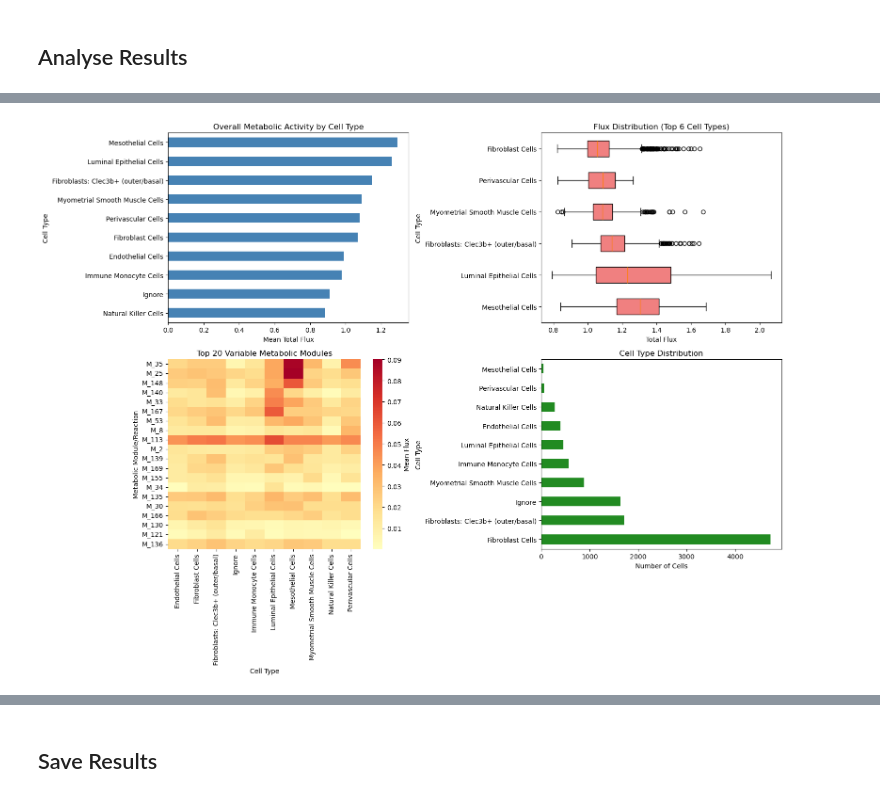
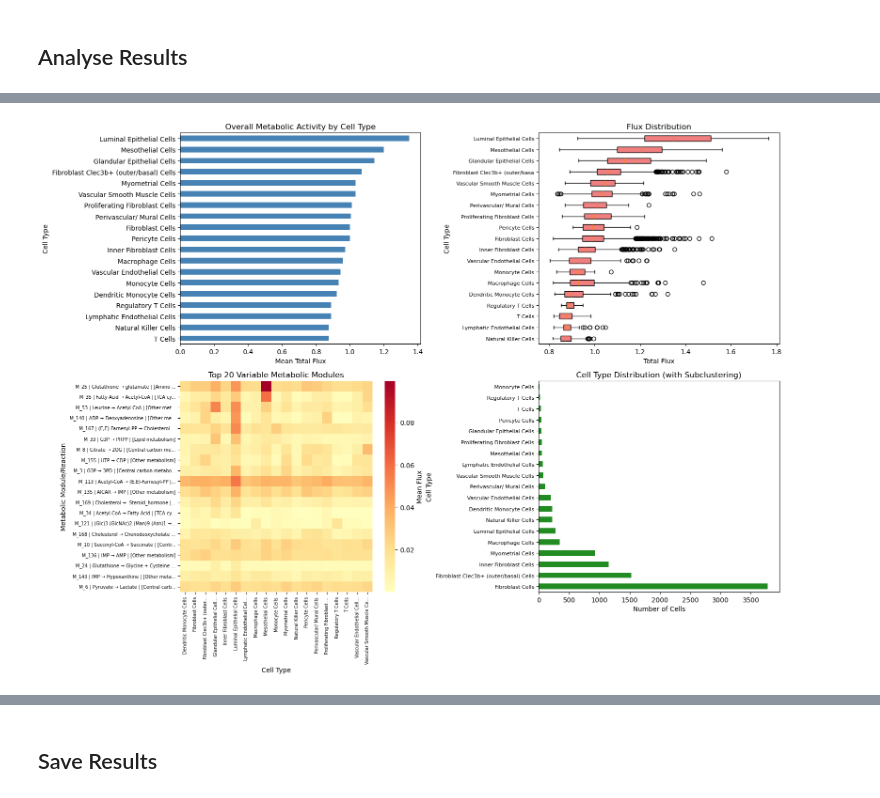
Before and after one commit to gthornes/FLUXestimatorGT, a Jupyter notebook: notebooks/03_flux_estimation.ipynb, the cells around one changed output, grey strips where cells are left out. Drawn from its saved outputs; the diff is of its cells as text; code cells hidden in the pictures.

Commit message:
subclustering and documentation cahnges

```diff
--- a/notebooks/03_flux_estimation.ipynb
+++ b/notebooks/03_flux_estimation.ipynb
@@ -277,7 +287,7 @@ pip install python-magic-bin
 # scFEA outputs flux predictions for each cell
 
 # Check if scFEA results exist - scFEA uses timestamped filenames
-flux_files = list(scfea_dir.glob('*module168*.csv'))
+flux_files = list(scfea_dir.glob('*annotated*.csv'))
 
 if flux_files:
     flux_file = flux_files[0]  # Use the most recent one
@@ -387,49 +402,59 @@ Natural Killer Cells                0.885   0.878  0.055
 # %%
 # Visualize scFEA results
-if flux_files:
-    fig, axes = plt.subplots(2, 2, figsize=(16, 12))
+fig, axes = plt.subplots(2, 2, figsize=(16, 12))
 
-    # 1. Total flux per cell type
-    summary_stats.sort_values('mean')['mean'].plot(kind='barh', ax=axes[0, 0], color='steelblue')
-    axes[0, 0].set_xlabel('Mean Total Flux')
-    axes[0, 0].set_ylabel('Cell Type')
-    axes[0, 0].set_title('Overall Metabolic Activity by Cell Type')
+# 1. Total flux per cell type
+summary_stats.sort_values('mean')['mean'].plot(kind='barh', ax=axes[0, 0], color='steelblue')
+axes[0, 0].set_xlabel('Mean Total Flux')
+axes[0, 0].set_ylabel('Cell Type')
+axes[0, 0].set_title('Overall Metabolic Activity by Cell Type')
 
-    # 2. Distribution of total flux
-    cell_types = summary_stats.index[:6]  # Top 6 cell types
-    data_for_box = [flux_summary[flux_summary['cell_type'] == ct]['total_flux'].values for ct in cell_types]
-    bp = axes[0, 1].boxplot(data_for_box, labels=cell_types, vert=False, patch_artist=True)
-    for patch in bp['boxes']:
-        patch.set_facecolor('lightcoral')
-    axes[0, 1].set_xlabel('Total Flux')
-    axes[0, 1].set_ylabel('Cell Type')
-    axes[0, 1].set_title('Flux Distribution (Top 6 Cell Types)')
+# 2. Distribution of total flux - sorted by median
+cell_types_sorted = flux_summary.groupby('celltype_label')['total_flux'].median().sort_values(ascending=True).index[:20]
+data_for_box = [flux_summary[flux_summary['celltype_label'] == ct]['total_flux'].values for ct in cell_types_sorted]
+bp = axes[0, 1].boxplot(data_for_box, labels=[ct[:30] for ct in cell_types_sorted], vert=False, patch_artist=True)
+for patch in bp['boxes']:
+    patch.set_facecolor('lightcoral')
+axes[0, 1].set_xlabel('Total Flux')
+axes[0, 1].set_ylabel('Cell Type')
+axes[0, 1].set_title('Flux Distribution')
+axes[0, 1].tick_params(axis='y', labelsize=8)
 
-    # 3. Heatmap of top variable metabolic modules
-    variance_per_module = mean_flux_by_type.var(axis=0).sort_values(ascending=False)
-    top_modules = variance_per_module.head(20).index
+# 3. Heatmap of top variable metabolic modules
+variance_per_module = mean_flux_by_type.var(axis=0).sort_values(ascending=False)
+top_modules = variance_per_module.head(20).index
 
-    sns.heatmap(mean_flux_by_type[top_modules].T, cmap='RdYlBu_r', center=0,
-                cbar_kws={'label': 'Mean Flux'}, ax=axes[1, 0])
-    axes[1, 0].set_xlabel('Cell Type')
-    axes[1, 0].set_ylabel('Metabolic Module/Reaction')
-    axes[1, 0].set_title('Top 20 Variable Metabolic Modules')
+sns.heatmap(mean_flux_by_type[top_modules].T, cmap='RdYlBu_r', center=0,
+            cbar_kws={'label': 'Mean Flux'}, ax=axes[1, 0])
+axes[1, 0].set_xlabel('Cell Type')
+axes[1, 0].set_ylabel('Metabolic Module/Reaction')
+axes[1, 0].set_title('Top 20 Variable Metabolic Modules')
+axes[1, 0].tick_params(axis='x', labelsize=7, rotation=90)
 
-    # 4. Cell count per type
-    flux_by_cell['cell_type'].value_counts().plot(kind='barh', ax=axes[1, 1], color='forestgreen')
-    axes[1, 1].set_xlabel('Number of Cells')
-    axes[1, 1].set_ylabel('Cell Type')
-    axes[1, 1].set_title('Cell Type Distribution')
+# Truncate labels for better readability (column names are already pathway descriptions)
+x_labels = [label.get_text()[:25] + '...' if len(label.get_text()) > 25 else label.get_text()
+            for label in axes[1, 0].get_xticklabels()]
+y_labels = [label.get_text()[:40] + '...' if len(label.get_text()) > 40 else label.get_text()
+            for label in axes[1, 0].get_yticklabels()]
+axes[1, 0].set_xticklabels(x_labels, rotation=90)
+axes[1, 0].set_yticklabels(y_labels, rotation=0, fontsize=7)
 
-    plt.tight_layout()
-    plt.show()
+# 4. Cell count per type
+flux_by_cell['celltype_label'].value_counts().plot(kind='barh', ax=axes[1, 1], color='forestgreen')
+axes[1, 1].set_xlabel('Number of Cells')
+axes[1, 1].set_ylabel('Cell Type')
+axes[1, 1].set_title('Cell Type Distribution (with Subclustering)')
+axes[1, 1].tick_params(axis='y', labelsize=8)
 
-    print("\n✓ Visualization complete!")
+plt.tight_layout()
+plt.show()
 
-    # Save figures if needed
-    fig.savefig(scfea_dir / 'scFEA_analysis_plots.png', dpi=300)
-else:
-    print("Run scFEA first to generate flux predictions.")
+print("\n✓ Visualization complete!")
+
+# Save figures if needed
+
+fig.savefig(scfea_dir / 'scFEA_analysis_plots.png', dpi=300)
+print("Run scFEA first to generate flux predictions.")
 # %% [output]
-[figure, old version]
+[figure, new version]
 ✓ Visualization complete!
```
Also changed, not shown: parts of 13 cells of this notebook, 7 other files.
